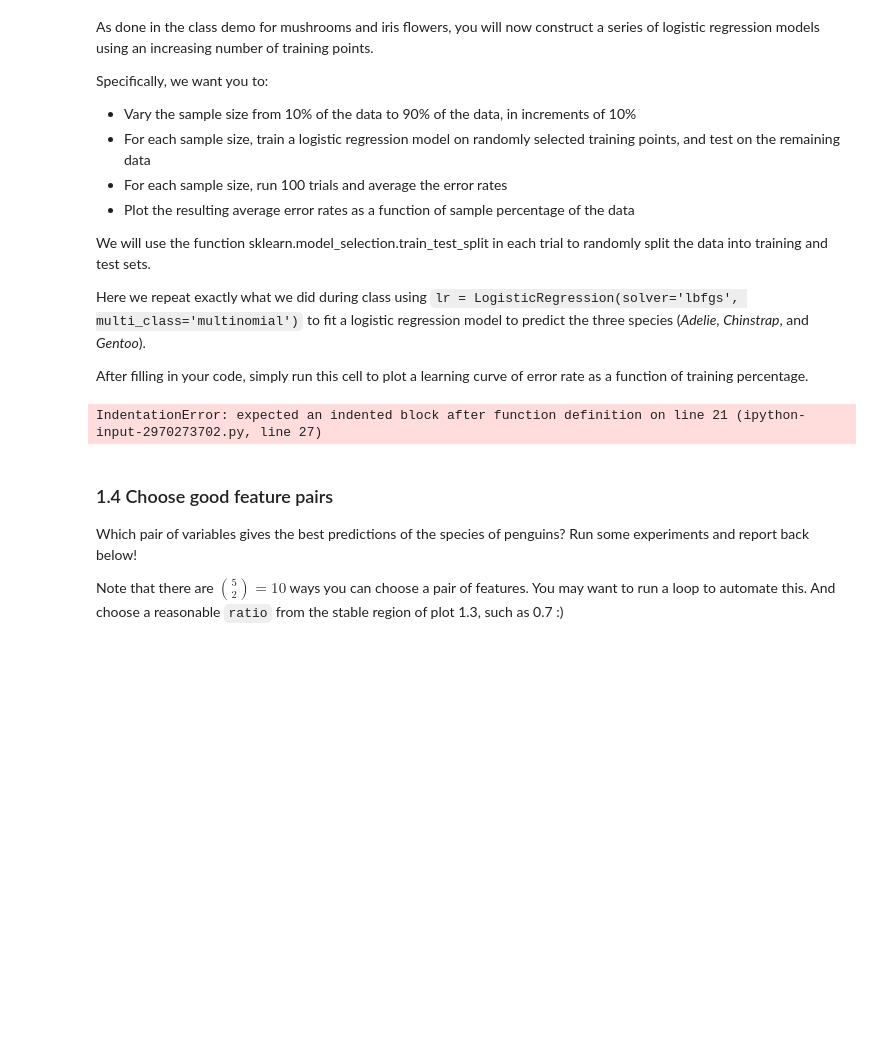
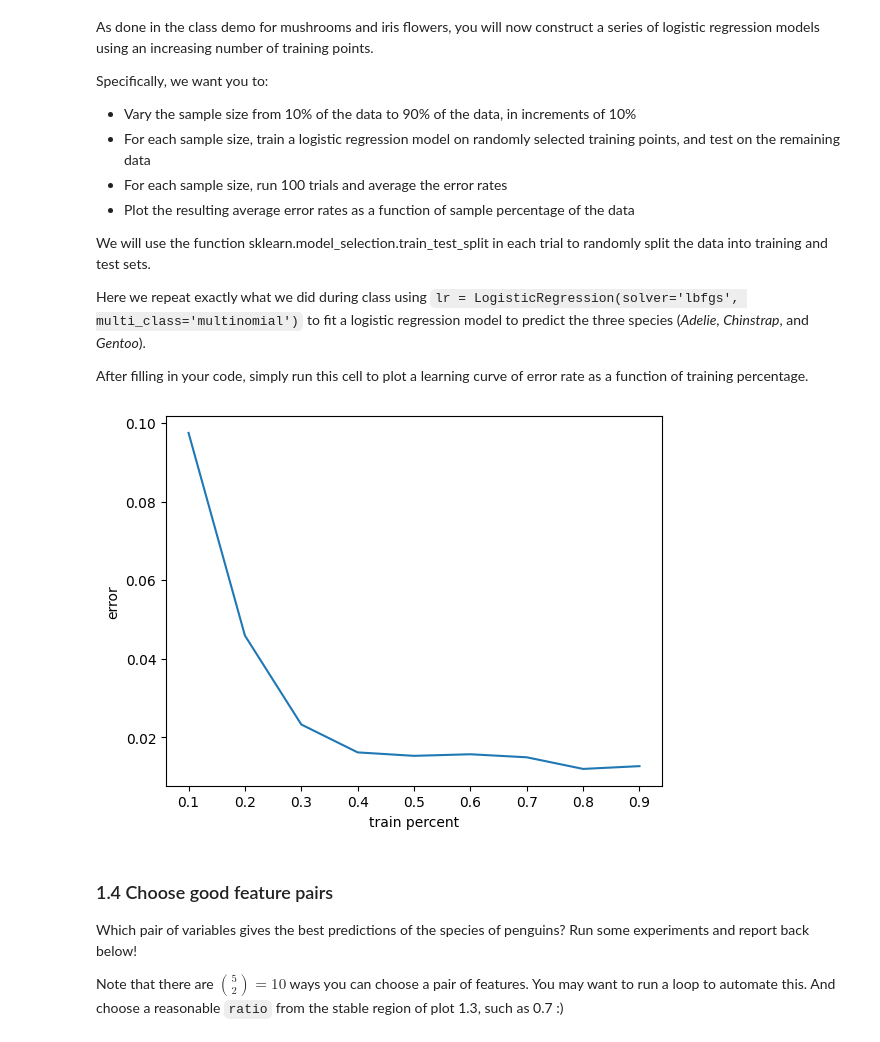
Before and after one commit to shashankd98/Binary_BH, a Jupyter notebook: assignments/assn2/assn2.ipynb, the cells around one changed output. Cells and saved outputs as stored; diff of their text form; code cells hidden in the pictures; blank space fills up the shorter version.

```diff
--- a/assignments/assn2/assn2.ipynb
+++ b/assignments/assn2/assn2.ipynb
@@ -211,35 +211,37 @@ train_percent = np.linspace(.1, .9, 9)
 """
 function input:
   X: data
   y: label
   ratio: train data percentage
   trails: number of trails to run
 
 function return:
   the average error rate with this train data percentage
 """
 
 def get_err_rate(X, y, ratio, trials):
     # todo:
     # your code starts here
     error=0
     for i in range(trials):
-      X_train,X_test,y_train,y_test=train_test_split(X,y,ratio)
+      X_train,X_test,y_train,y_test=train_test_split(X,y,train_size=ratio)
       model = lr.fit(X_train,y_train)
       error+=(np.mean((y_test - lr.predict(X_test))**2))
+    error/=trials
+    return error
     # your code ends here
 
 # Use get_err_rate to find the error rate for respective split size
 for p in train_percent:
     lr_error_rate.append(get_err_rate(X, y, p, trials))
 
 
 plt.plot(train_percent, lr_error_rate)
 plt.xlabel('train percent')
 plt.ylabel('error')
 plt.show()
 # %% [output]
-IndentationError: expected an indented block after function definition on line 21 (ipython-input-2970273702.py, line 27)
+[figure, added]
 # %% [markdown]
 ### 1.4 Choose good feature pairs
 
```
Also changed, not shown: parts of 3 cells of this notebook.
